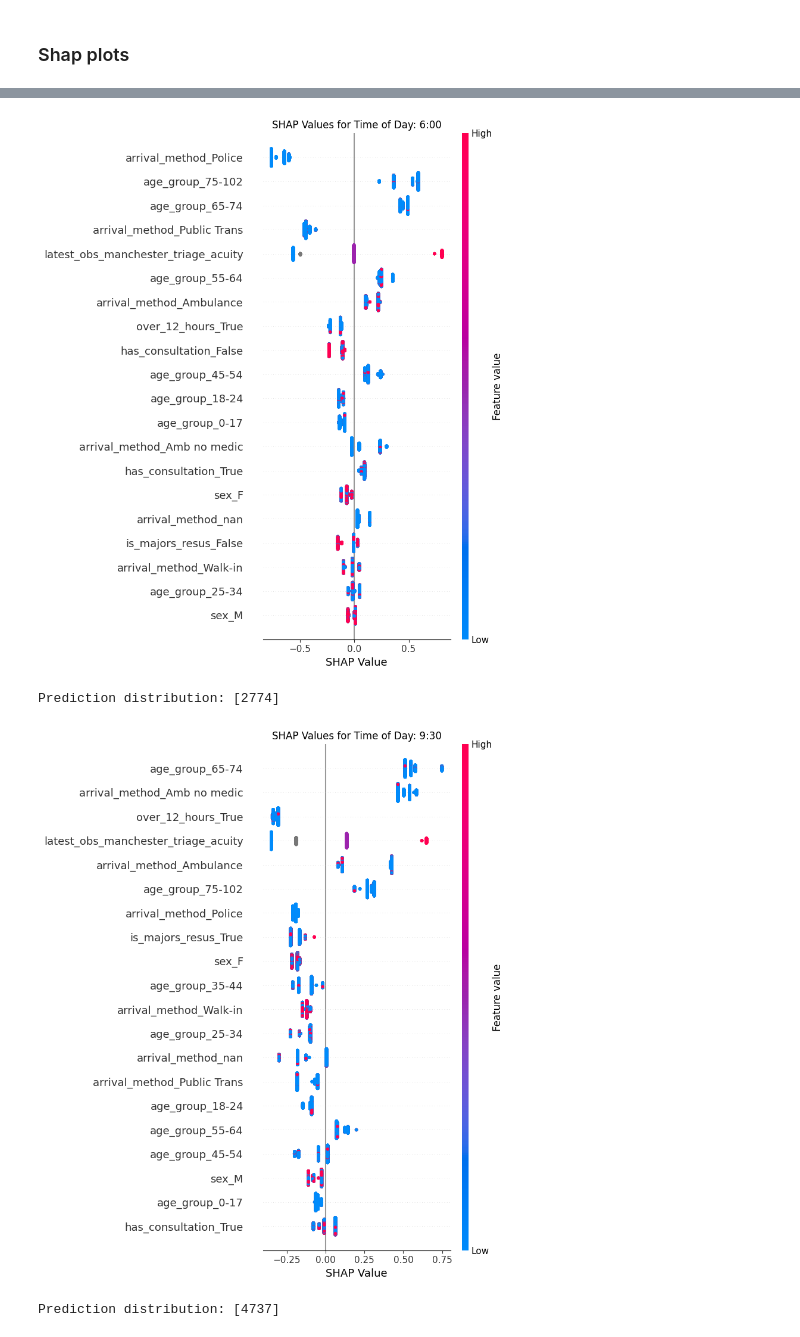
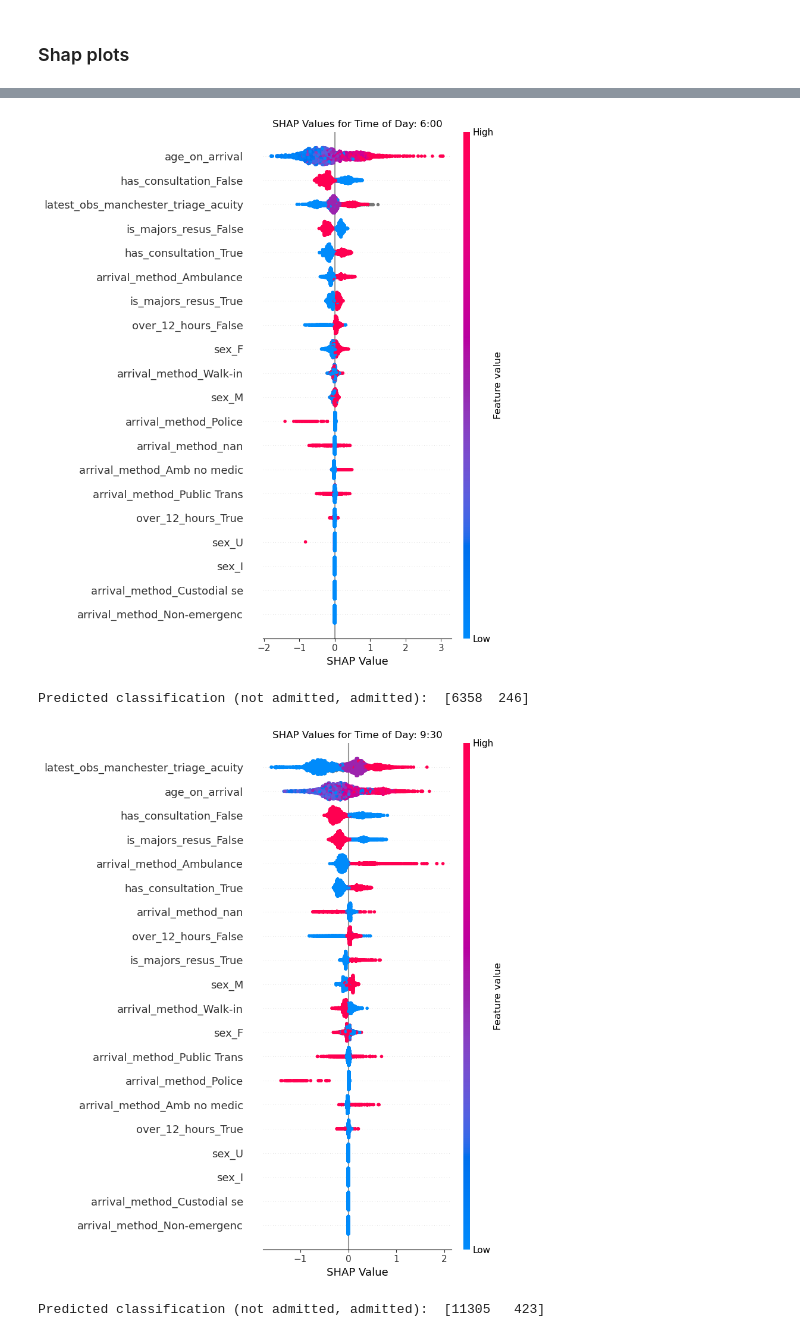
Before and after one commit to zmek/patientflow, a Jupyter notebook: notebooks/4e_Predict_probabiity_of_admission_using_minimal_data.ipynb, the cells around one changed output, grey strips where cells are left out. Saved outputs shown, nothing was run; the diff lists cells and outputs as text; code cells hidden in the pictures.

```diff
--- a/notebooks/4e_Predict_probabiity_of_admission_using_minimal_data.ipynb
+++ b/notebooks/4e_Predict_probabiity_of_admission_using_minimal_data.ipynb
@@ -76,11 +81,13 @@ from patientflow.load import load_data
 from patientflow.load import set_file_paths
 
 # set file paths
-data_folder_name = 'data-public'
+data_folder_name = 'data-raw-uclh'
 data_file_path = project_root / data_folder_name
 
-data_file_path, media_file_path, model_file_path, config_path = set_file_paths(project_root,
-               data_folder_name=data_folder_name)
+data_file_path, media_file_path, model_file_path, config_path = set_file_paths(
+    project_root,
+    data_folder_name=data_folder_name,
+    config_file = 'config-uclh.yaml')
 
 # load data
 ed_visits = load_data(data_file_path,
@@ -126,7 +133,7 @@ Index(['snapshot_date', 'prediction_time', 'visit_number', 'elapsed_los',
 from datetime import timedelta
 
 minimum_data_cols = ['snapshot_date', 'prediction_time', 'visit_number', 'elapsed_los', 'latest_obs_manchester_triage_acuity',
-       'sex', 'age_group', 'arrival_method', 'has_consultation', 'current_location_type', 'is_admitted']
+       'sex', 'age_on_arrival', 'arrival_method', 'has_consultation', 'current_location_type', 'is_admitted']
 
 ed_visits_minimal= ed_visits[minimum_data_cols].copy()
 
@@ -179,6 +186,9 @@ grid = {
     'subsample':[0.7,0.8,0.9],
     'colsample_bytree': [0.7,0.8,0.9]
 }
+
+# minimal grid for expediency
+grid = {"n_estimators": [30], "subsample": [0.7], "colsample_bytree": [0.7]}
 # %%
 # train admissions model
 from patientflow.train.emergency_demand import train_admissions_models
@@ -315,5 +327,6 @@ plot_shap(trained_models,
     media_file_path,
     test_visits,
     prediction_times,
-    exclude_from_training_data)
+    exclude_from_training_data,
+         model_group_name = 'admissions_minimal')
 # %% [output]
@@ -321,4 +334,4 @@ Prediction distribution: [1832]
-[figure, old version]
+[figure, new version]
-Prediction distribution: [2774]
+Predicted classification (not admitted, admitted):  [6358  246]
-[figure, old version]
+[figure, new version]
-Prediction distribution: [4737]
+Predicted classification (not admitted, admitted):  [11305   423]
```
Also changed, not shown: parts of 15 cells of this notebook, 4 other files.
